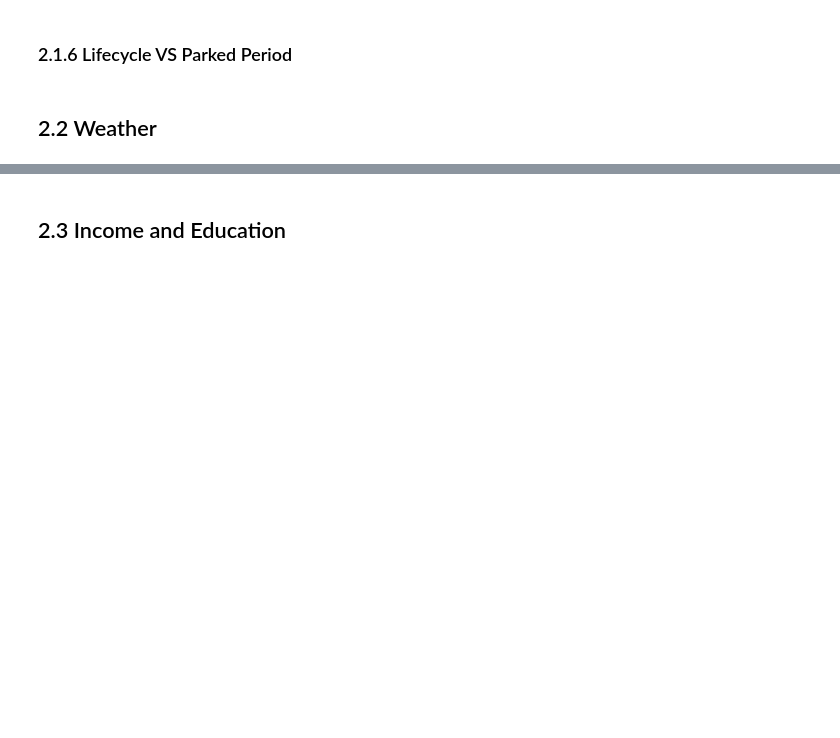
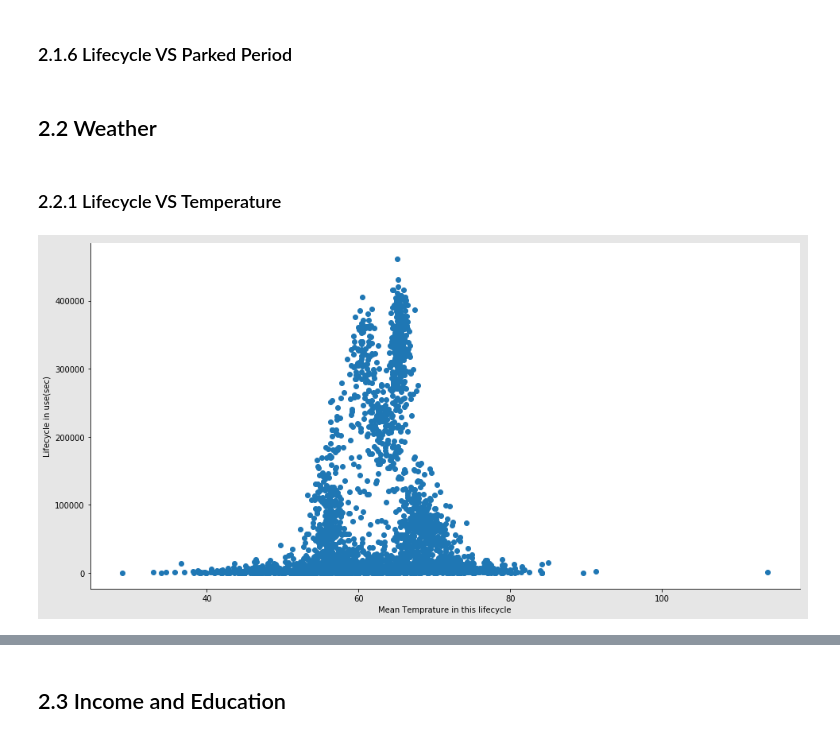
Before and after one commit to leon-lee-jl/MoBike, a Jupyter notebook: MoBike V1.0.ipynb, the cells around one changed output, grey strips where cells are left out. Drawn from its saved outputs; the diff is of its cells as text; code cells hidden in the pictures; blank space fills up the shorter version.

```diff
--- a/MoBike V1.0.ipynb
+++ b/MoBike V1.0.ipynb
@@ -51,6 +58,7 @@ stations_zipcode = pd.read_csv('Dataset/station_postal.csv')
 income = pd.read_csv('Dataset/income.csv')
 edu = pd.read_csv('Dataset/edu.csv')
 station_crime = pd.read_csv('Dataset/stations_crimeScore.csv')
+weather = pd.read_csv('Dataset/weather_final.csv', index_col=0)
 
 
 # Lifecycle dataset is generated by section data preprocessing
@@ -594,3 +602,39 @@ plt.legend()
 ### 2.1.6 Lifecycle VS Parked Period
 # %% [markdown]
 ## 2.2 Weather
+# %%
+life_weather = lifecycle.merge(weather, on = ['id'])
+
+# multiply the duration and the weather data to see the weather factors that affect a specific trip
+life_weather['Tempbysec'] = life_weather['duration'] * life_weather['Temperature']
+life_weather['Humibysec'] = life_weather['duration'] * life_weather['Humidity']
+life_weather['Dewbysec']  = life_weather['duration'] * life_weather['Dewpoint']
+life_weather['Presbysec'] = life_weather['duration'] * life_weather['Pressure']
+life_weather['Visibysec'] = life_weather['duration'] * life_weather['Visibility']
+
+t0 = life_weather.groupby('bike_group').sum()
+t0['bike_group'] = t0.index
+# calculate the weather factors taht affect a specific lifecycle
+t0['Tempbyduration'] = t0['Tempbysec'] / t0['duration']
+t0['Presbyduration'] = t0['Presbysec'] / t0['duration']
+t0['Humibyduration'] = t0['Humibysec'] / t0['duration']
+t0['Dewbyduration']  = t0['Dewbysec'] / t0['duration']
+t0['Visibyduration'] = t0['Visibysec'] / t0['duration']
+
+lifecycle_weather = t0[['bike_group','duration','Tempbyduration', 'Humibyduration', 'Presbyduration', 'Dewbyduration','Visibyduration']]
+# %% [markdown]
+### 2.2.1  Lifecycle VS Temperature
+# %%
+fig, ax = plt.subplots(figsize = [16,8], facecolor=[0.9,0.9,0.9])
+ax.spines['right'].set_color('none')
+ax.spines['top'].set_color('none')
+ax.xaxis.set_ticks_position('bottom')
+ax.yaxis.set_ticks_position('left')
+x_axis=lifecycle_weather.Tempbyduration
+y_axis=lifecycle_weather.duration
+ax.scatter(x_axis, y_axis)
+plt.xlabel('Mean Temprature in this lifecycle')
+plt.ylabel('Lifecycle in use(sec)')
+plt.show()
+# %% [output]
+[figure, added]
```
Also changed, not shown: parts of 20 cells of this notebook.
